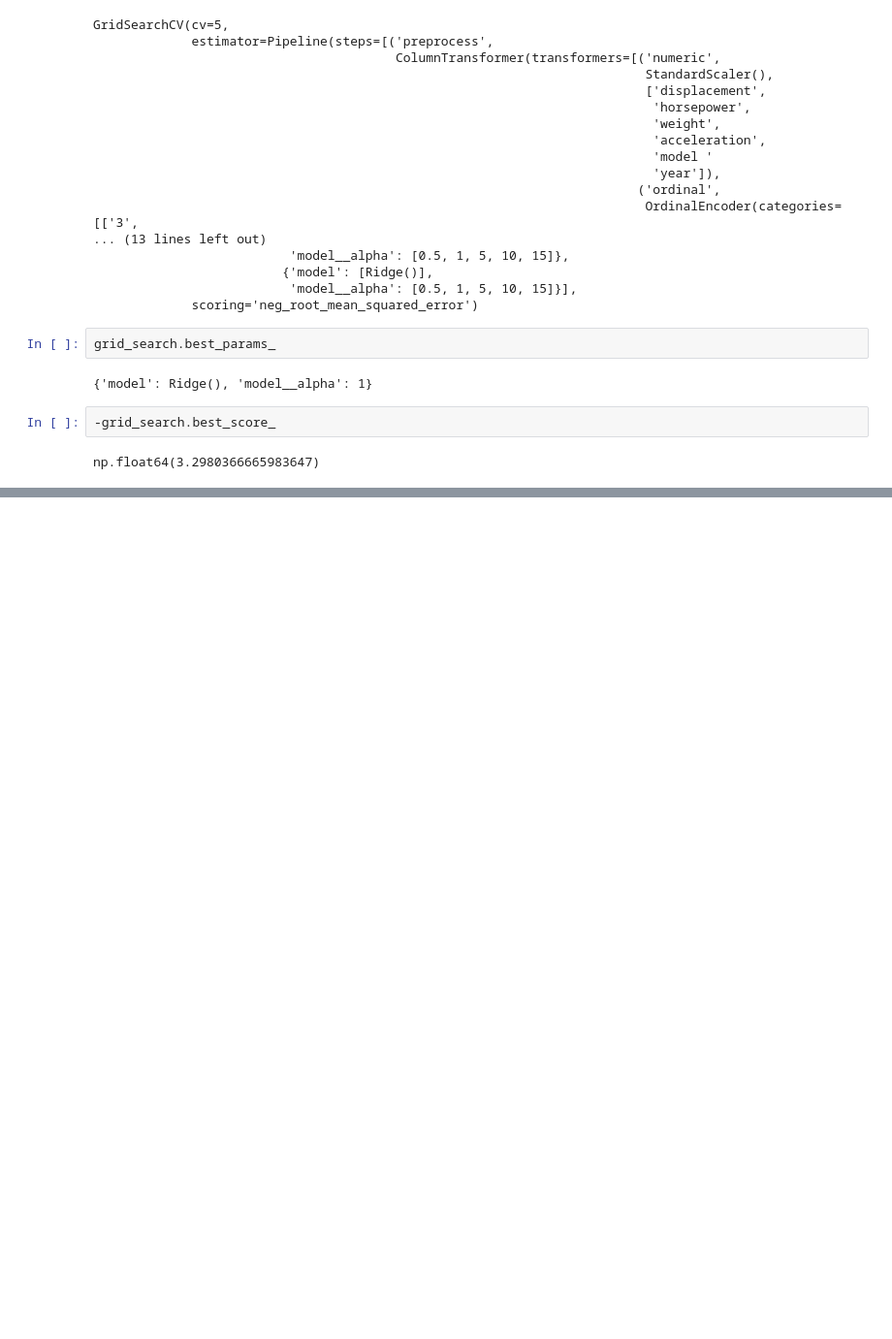
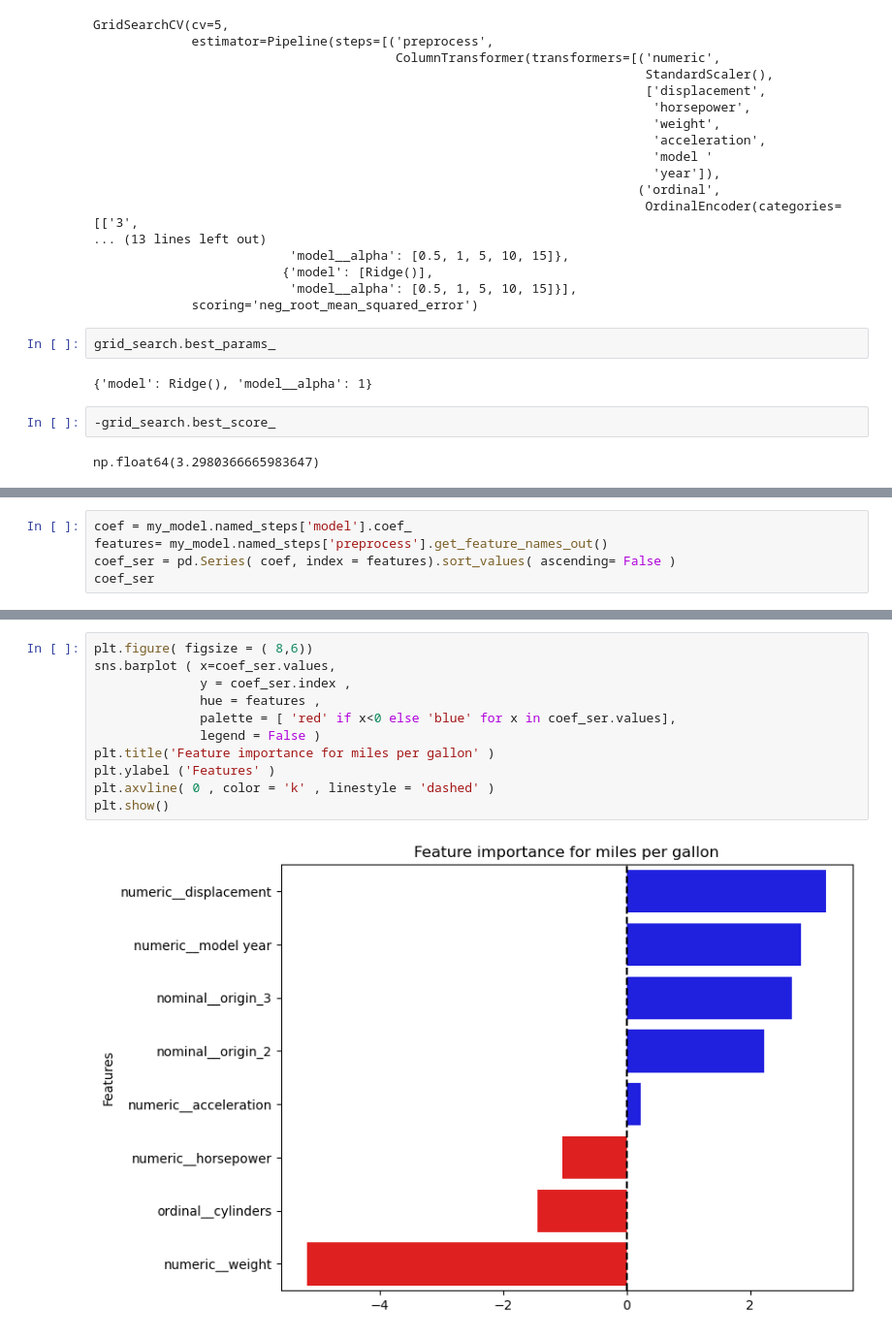
Before and after one commit to qamarr6092/Machine-Learning, a Jupyter notebook: Linear Regression/regularizatoin.ipynb, the cells around one changed output, grey strips where cells are left out. Shown at 97% size. Cells and saved outputs as stored; diff of their text form; blank space fills up the shorter version.

```diff
--- a/Linear Regression/regularizatoin.ipynb
+++ b/Linear Regression/regularizatoin.ipynb
@@ -826,0 +878,5 @@ pd.DataFrame(cv).sort_values('rank_test_score')
+# %%
+coef = my_model.named_steps['model'].coef_
+features= my_model.named_steps['preprocess'].get_feature_names_out()
+coef_ser = pd.Series( coef, index = features).sort_values( ascending= False )
+coef_ser
@@ -826,0 +917,13 @@ pd.DataFrame(cv).sort_values('rank_test_score')
+# %%
+plt.figure( figsize = ( 8,6))
+sns.barplot ( x=coef_ser.values,
+              y = coef_ser.index ,
+              hue = features ,
+              palette = [ 'red' if x<0 else 'blue' for x in coef_ser.values],
+              legend = False )
+plt.title('Feature importance for miles per gallon' )
+plt.ylabel ('Features' )
+plt.axvline( 0 , color = 'k' , linestyle = 'dashed' )
+plt.show()
+# %% [output]
+[figure, added]
```
Also changed, not shown: parts of 21 cells of this notebook.
